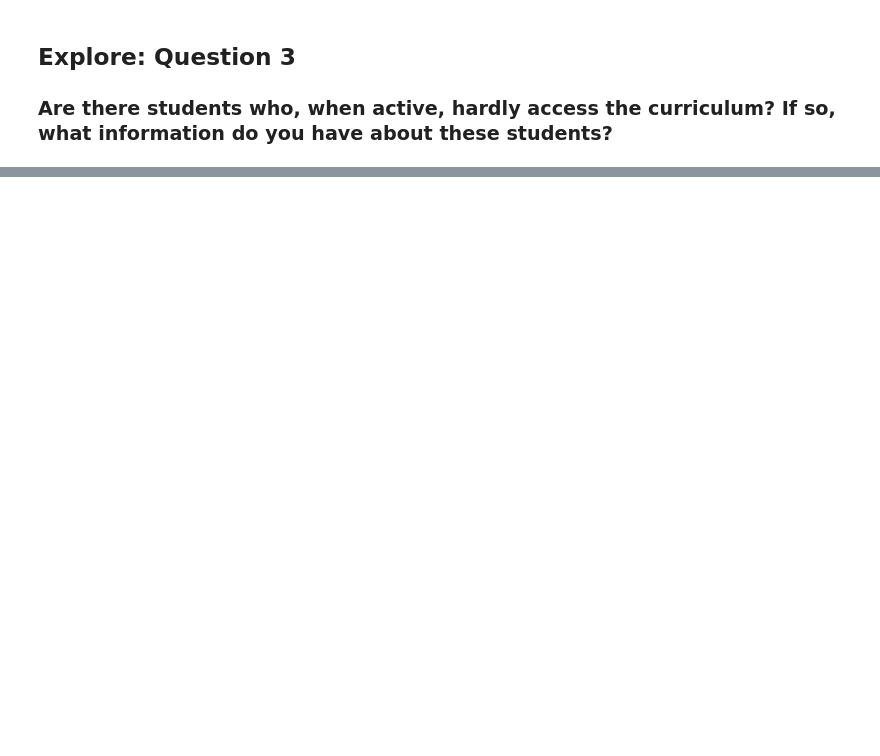
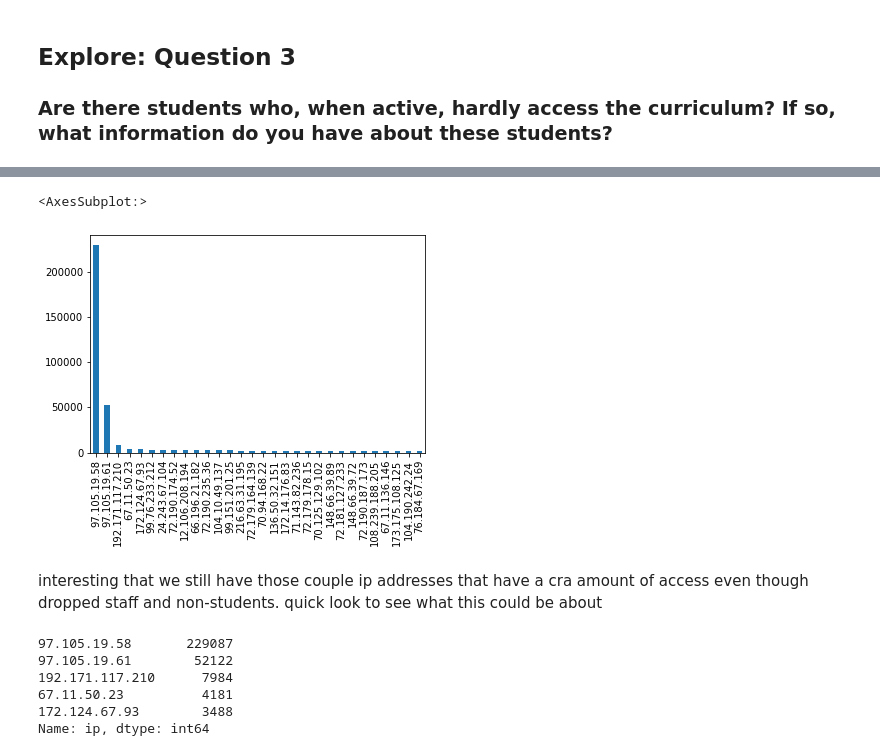
Before and after one commit to bowen-lindsey-shiben-turner/anamoly-detection, a Jupyter notebook: mindy_shiben.ipynb, the cells around one changed output, grey strips where cells are left out. Cells and saved outputs as stored; diff of their text form; code cells hidden in the pictures; blank space fills up the shorter version.

```diff
--- a/mindy_shiben.ipynb
+++ b/mindy_shiben.ipynb
@@ -54,4 +47,2 @@ df[['date', 'start_date', 'end_date', 'created_at', 'updated_at']] = df[['date',
-# %%
-df['time'] = pd.to_datetime(df['time'], format='%H:%M:%S' ).apply(pd.Timestamp)
 # %%
 df.info()
@@ -60,2 +68,4 @@ df.info()
+# %%
+df[['date_time', 'start_date', 'end_date', 'created_at', 'updated_at']] = df[['date_time','start_date', 'end_date', 'created_at', 'updated_at']].apply(pd.to_datetime)
 # %%
 df.hist(bins=30, figsize=(20, 15))
@@ -89,3 +111,3 @@ df['slack'].value_counts().plot(kind='bar', figsize=(12,5))
 # %%
-df['slack'] = df['slack'].str[1:]
+#df['slack'] = df['slack'].str[1:]
 # %%
@@ -93,3 +115,3 @@ df.slack.value_counts()
 # %%
-df['slack'] = df.slack.replace({'taff': 'staff'})
+#df['slack'] = df.slack.replace({'taff': 'staff'})
 # %%
@@ -151,0 +214,16 @@ df3 = explore.explore_question3(df)
+# %%
+df3['ip'].value_counts()[:30].plot(kind='bar')
+# %% [output]
+<AxesSubplot:>
+[figure, added]
+# %% [markdown]
+interesting that we still have those couple ip addresses that have a cra amount of access even though dropped staff and non-students. quick look to see what this could be about
+# %%
+df3['ip'].value_counts().head()
+# %% [output]
+97.105.19.58       229087
+97.105.19.61        52122
+192.171.117.210      7984
+67.11.50.23          4181
+172.124.67.93        3488
+Name: ip, dtype: int64
```
Also changed, not shown: parts of 116 cells of this notebook, 1 other file.
